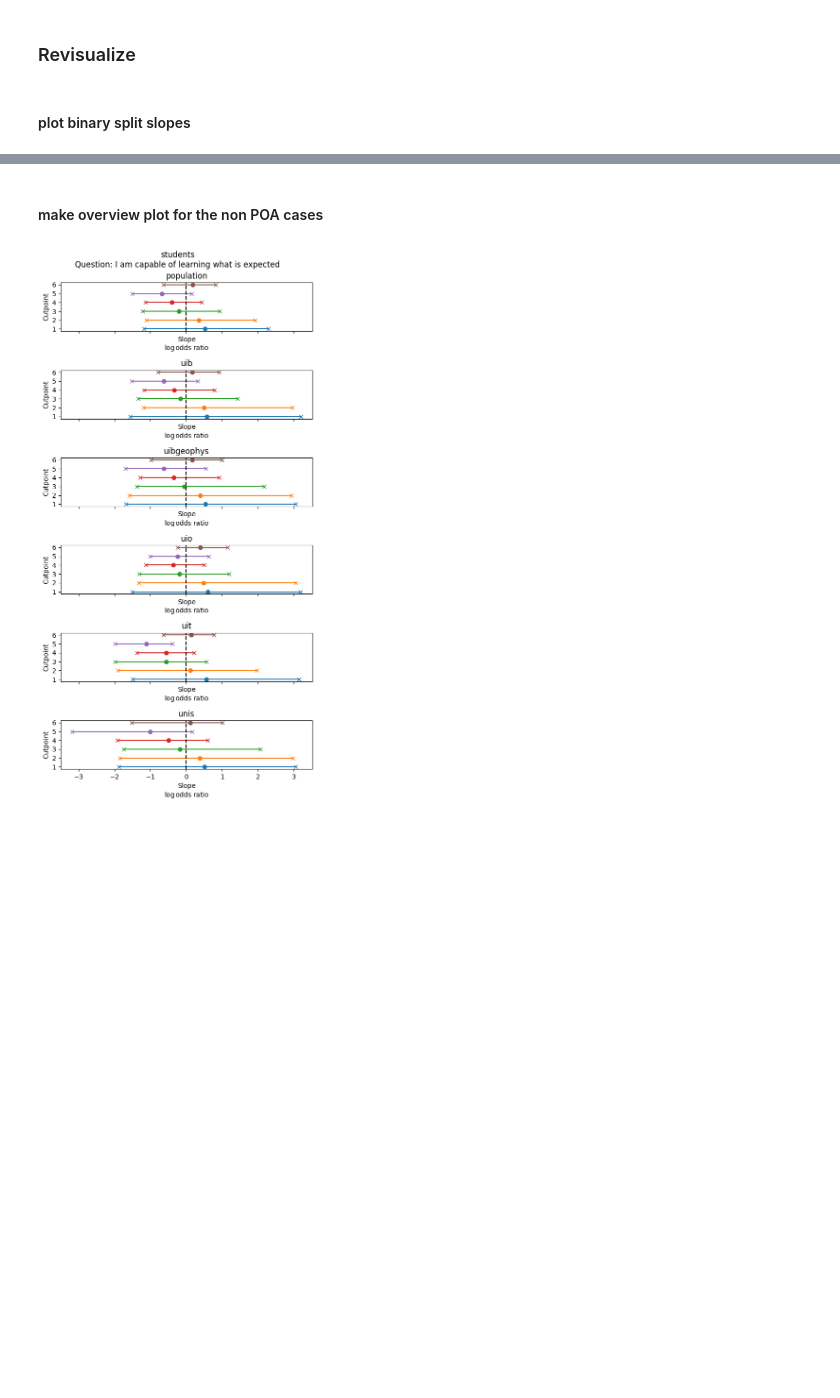
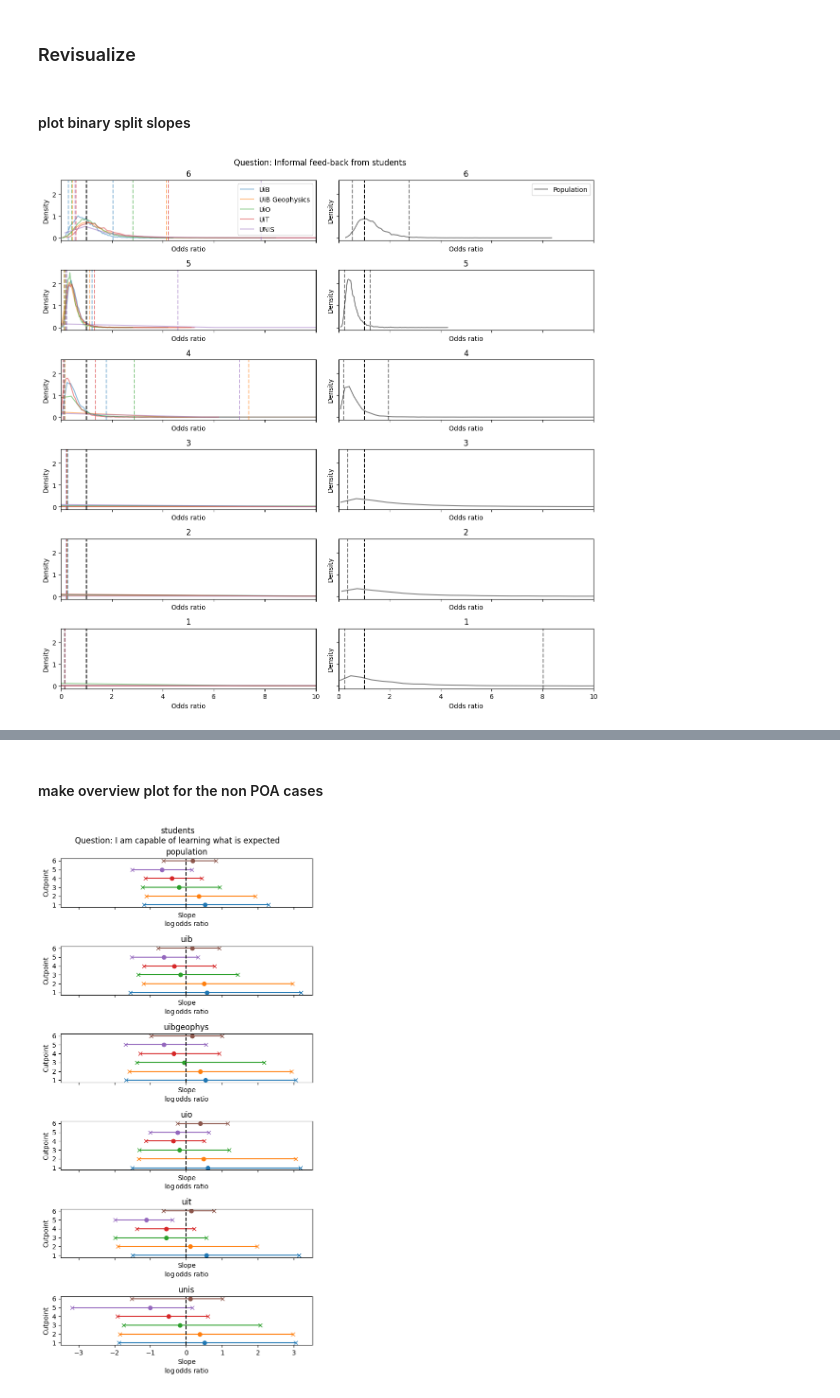
Before and after one commit to HarryYouAreAWizard/BaseGeo_2_0_data_analysis, a Jupyter notebook: OrdinalRegression.ipynb, the cells around one changed output, grey strips where cells are left out. Cells and saved outputs as stored; diff of their text form; code cells hidden in the pictures; blank space fills up the shorter version.

```diff
--- a/OrdinalRegression.ipynb
+++ b/OrdinalRegression.ipynb
@@ -1247,32 +1247,35 @@ def plot_binary_slopes_for_question(question, selection, exponentiate=False):
 
     samples_slopes = [slope_by_split_population, slope_by_split_uib, slope_by_split_uibgeophys, slope_by_split_uio, slope_by_split_uit, slope_by_split_unis]
 
     num_deltas = slope_by_split_population.shape[0]
 
     fig, axs = plt.subplots(6, 2, figsize=(12, 12), sharex=True, sharey=True)
     plot_set_of_slopes(samples_slopes, axs, num_deltas - 1, 0)
     plot_set_of_slopes(samples_slopes, axs, num_deltas - 2, 1)
     plot_set_of_slopes(samples_slopes, axs, num_deltas - 3, 2)
     plot_set_of_slopes(samples_slopes, axs, num_deltas - 4, 3)
     plot_set_of_slopes(samples_slopes, axs, num_deltas - 5, 4)
     plot_set_of_slopes(samples_slopes, axs, num_deltas - 6, 5)
     for ax in axs.flatten():
         if exponentiate:
             ax.axvline(1, color="k", linestyle="--")
             ax.set_xlabel("Odds ratio")#\n" + r"$\log \text{odds ratio}$")
             ax.set_xlim(0, 10)
         else:
             ax.axvline(0, color="k", linestyle="--")
             ax.set_xlabel("Slope\n" + r"$\log \text{odds ratio}$")
 
         ax.set_ylabel("Density")
         # if ax not in axs[-1, :]:
     axs[0, 0].legend()
     axs[0, 1].legend()
     fig.suptitle(f"Question: {question}")
     fig.tight_layout()
 
 # question = "Laboratory skills"
 # # question = "Fieldwork skills"
-# plot_binary_slopes_for_question(question, "educators", exponentiate=1)
+question = "Informal feed-back from students"
+plot_binary_slopes_for_question(question, "educators", exponentiate=1)
+# %% [output]
+[figure, added]
 # %%
```
Also changed, not shown: parts of 8 cells of this notebook, 2 other files.
